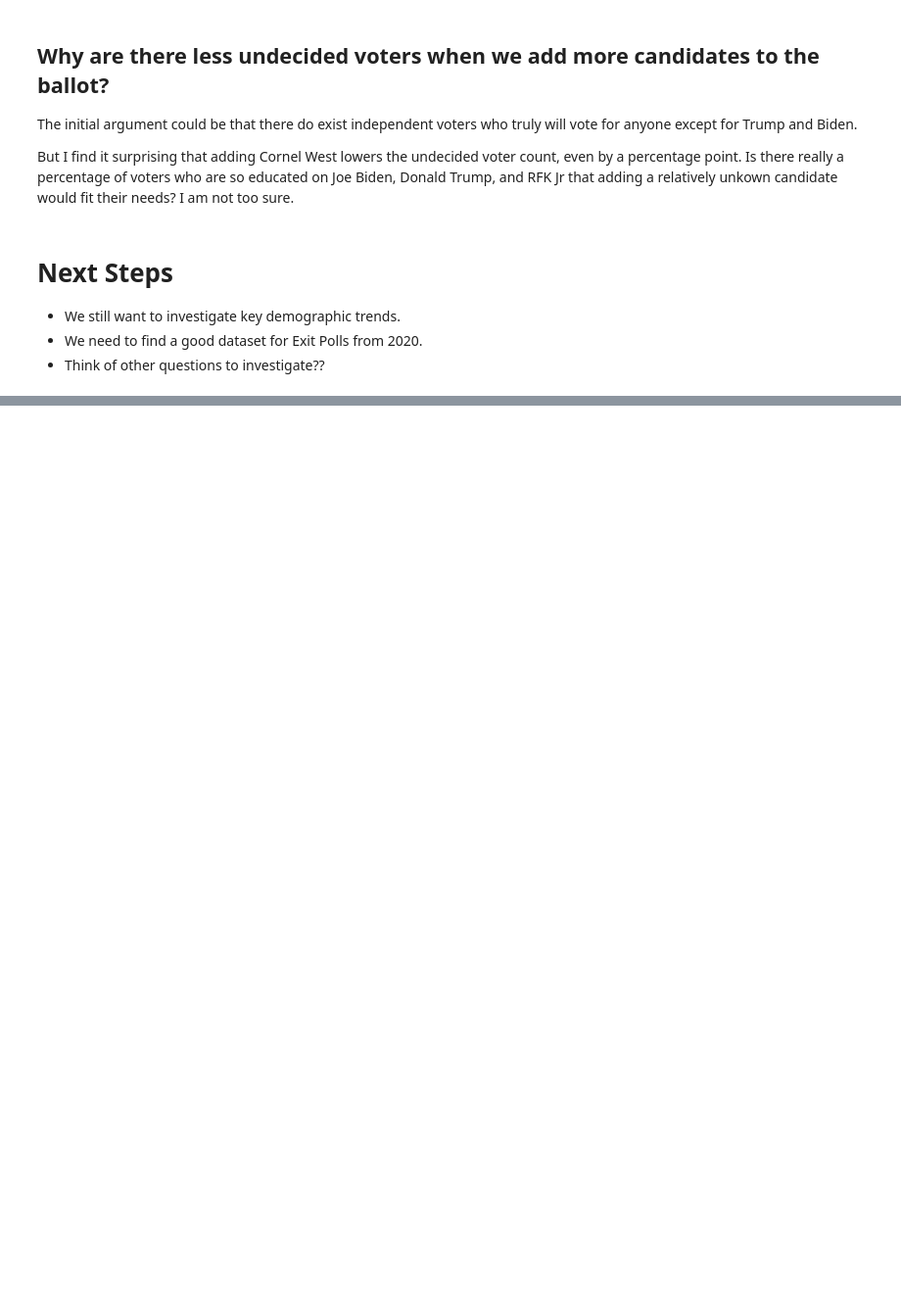
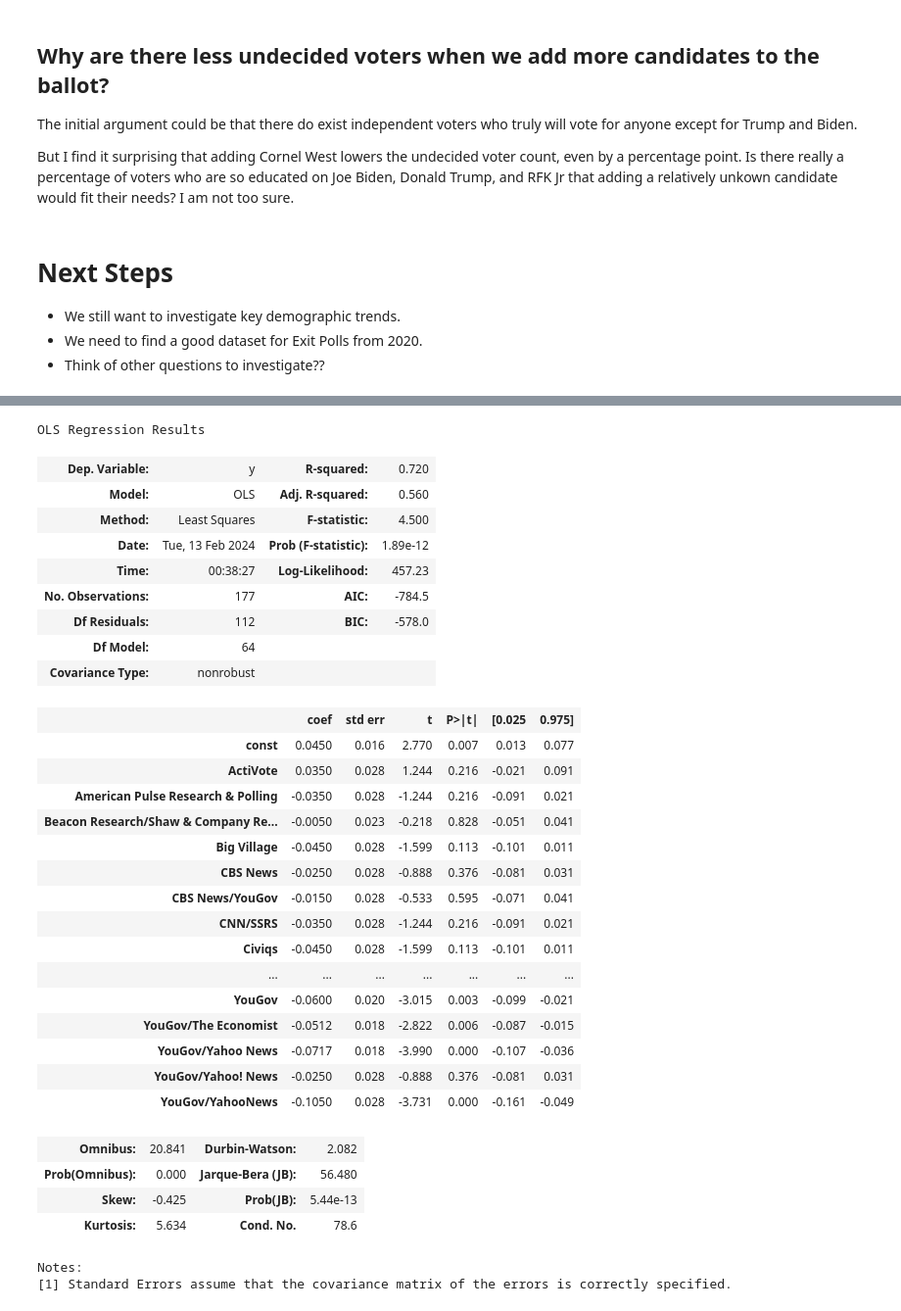
Before and after one commit to robertfeldstein/Election2024, a Jupyter notebook: rfkjr.ipynb, the cells around one changed output, grey strips where cells are left out. Shown at 98% size. Drawn from its saved outputs; the diff is of its cells as text; code cells hidden in the pictures; blank space fills up the shorter version.

Commit message:
Added more research materials

```diff
--- a/rfkjr.ipynb
+++ b/rfkjr.ipynb
@@ -266,0 +312,47 @@ But I find it surprising that adding Cornel West lowers the undecided voter coun
+# %%
+import statsmodels.api as sm
+
+dummy_jbdt = pd.concat([jbdt, pd.get_dummies(jbdt["Poll source"], drop_first=True,dtype=int)], axis=1)
+
+
+
+X = dummy_jbdt[pd.get_dummies(jbdt["Poll source"], drop_first=True,dtype=int).columns]
+y = dummy_jbdt["Spread"].to_list()
+
+
+X = sm.add_constant(X)
+model = sm.OLS(y, X).fit()
+model.summary()
+# %% [output]
+OLS Regression Results
+| Dep. Variable: | y | R-squared: | 0.720 |
+| Model: | OLS | Adj. R-squared: | 0.560 |
+| Method: | Least Squares | F-statistic: | 4.500 |
+| Date: | Tue, 13 Feb 2024 | Prob (F-statistic): | 1.89e-12 |
+| Time: | 00:38:27 | Log-Likelihood: | 457.23 |
+| No. Observations: | 177 | AIC: | -784.5 |
+| Df Residuals: | 112 | BIC: | -578.0 |
+| Df Model: | 64 |  |  |
+| Covariance Type: | nonrobust |  |  |
+|  | coef | std err | t | P>|t| | [0.025 | 0.975] |
+| const | 0.0450 | 0.016 | 2.770 | 0.007 | 0.013 | 0.077 |
+| ActiVote | 0.0350 | 0.028 | 1.244 | 0.216 | -0.021 | 0.091 |
+| American Pulse Research & Polling | -0.0350 | 0.028 | -1.244 | 0.216 | -0.091 | 0.021 |
+| Beacon Research/Shaw & Company Re... | -0.0050 | 0.023 | -0.218 | 0.828 | -0.051 | 0.041 |
+| Big Village | -0.0450 | 0.028 | -1.599 | 0.113 | -0.101 | 0.011 |
+| CBS News | -0.0250 | 0.028 | -0.888 | 0.376 | -0.081 | 0.031 |
+| CBS News/YouGov | -0.0150 | 0.028 | -0.533 | 0.595 | -0.071 | 0.041 |
+| CNN/SSRS | -0.0350 | 0.028 | -1.244 | 0.216 | -0.091 | 0.021 |
+| Civiqs | -0.0450 | 0.028 | -1.599 | 0.113 | -0.101 | 0.011 |
+| ... | ... | ... | ... | ... | ... | ... |
+| YouGov | -0.0600 | 0.020 | -3.015 | 0.003 | -0.099 | -0.021 |
+| YouGov/The Economist | -0.0512 | 0.018 | -2.822 | 0.006 | -0.087 | -0.015 |
+| YouGov/Yahoo News | -0.0717 | 0.018 | -3.990 | 0.000 | -0.107 | -0.036 |
+| YouGov/Yahoo! News | -0.0250 | 0.028 | -0.888 | 0.376 | -0.081 | 0.031 |
+| YouGov/YahooNews | -0.1050 | 0.028 | -3.731 | 0.000 | -0.161 | -0.049 |
+| Omnibus: | 20.841 | Durbin-Watson: | 2.082 |
+| Prob(Omnibus): | 0.000 | Jarque-Bera (JB): | 56.480 |
+| Skew: | -0.425 | Prob(JB): | 5.44e-13 |
+| Kurtosis: | 5.634 | Cond. No. | 78.6 |
+Notes:
+[1] Standard Errors assume that the covariance matrix of the errors is correctly specified.
```
Also changed, not shown: parts of 6 cells of this notebook, 1 other file.
